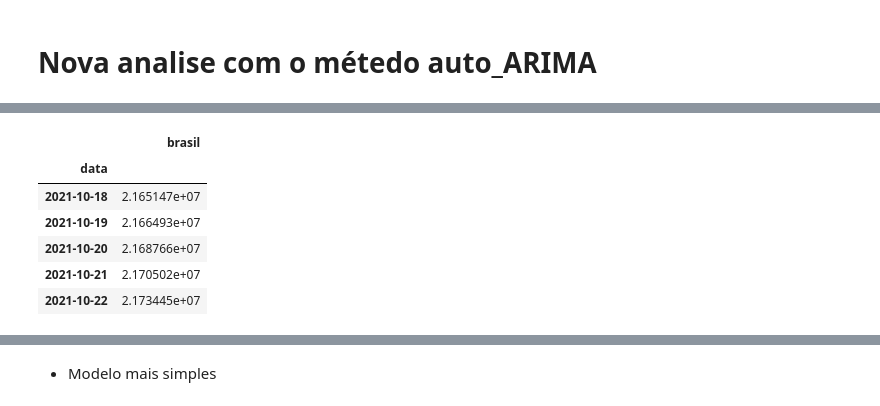
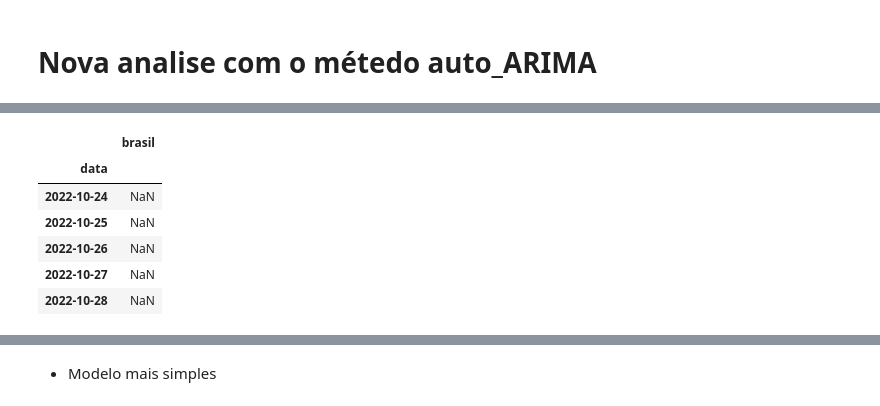
Before and after one commit to RogerioLS/Covid-19Mundial, a Jupyter notebook: Casos de Covid-19 mundial .ipynb, the cells around one changed output, grey strips where cells are left out. Saved outputs shown, nothing was run; the diff lists cells and outputs as text; code cells hidden in the pictures.

```diff
--- a/Casos de Covid-19 mundial .ipynb
+++ b/Casos de Covid-19 mundial .ipynb
@@ -389,0 +464,3 @@ dados_Brasil = df_pais.loc['Brazil']
+# %%
+data = df['Brazil'].to_list()
+data[1:10]
@@ -389,0 +469,3 @@ dados_Brasil = df_pais.loc['Brazil']
+# %%
+df2 = pd.DataFrame(data={"Contaminacao": data}, index=date)
+df2
@@ -395,8 +491,9 @@ fig.set_size_inches(15,10)
 plt.xticks(rotation=45)
 _ = plt.show()
 """
-ts = trans_data(dados_Brasil)
-modelo = ARIMA(ts, order=(2, 1, 2), freq=ts.index.inferred_freq)
+#dados_Brasil = df_pais.loc['Brazil'][1:]
+#ts = trans_data(dados_Brasil,'Brazil')
+modelo = ARIMA(df2, order=(2, 1, 2))
 modelo_treinado = modelo.fit()
 modelo_treinado.summary()
 # %% [output]
@@ -430,8 +527,8 @@ previsoes
 # %%
 # Criação de eixo para a série temporal completa, com adição das previsões do modelo
 #lot_insample = True dados originais
-eixo = ts.plot(figsize=(10, 6))
-plot_predict(modelo_treinado, '2021-06-01', '2022-07-31', ax = eixo, plot_insample = True)
+eixo = df2.plot(figsize=(10, 6))
+plot_predict(modelo_treinado, '2022-07-31', '2023-11-30', ax = eixo, plot_insample = True)
 plt.suptitle('Forecast dados infectados Brasil')#, fontweight='bold', fontsize=20)
 plt.xlabel('Meses')#, fontweight='bold', fontsize=15)
 plt.ylabel('Valor em milhões')#, fontweight='bold', fontsize=15)
@@ -568,15 +682,15 @@ Warnings:
 # %%
-prediction = pd.DataFrame(arima_model.predict(n_periods = 237),index=test.index)
+prediction = pd.DataFrame(arima_model.predict(n_periods = 20),index=test.index)
 prediction.columns = ['brasil']
 prediction.head()
 # %% [output]
 |  | brasil |
 | data |  |
-| 2021-10-18 | 2.165147e+07 |
-| 2021-10-19 | 2.166493e+07 |
-| 2021-10-20 | 2.168766e+07 |
-| 2021-10-21 | 2.170502e+07 |
-| 2021-10-22 | 2.173445e+07 |
+| 2022-10-24 | NaN |
+| 2022-10-25 | NaN |
+| 2022-10-26 | NaN |
+| 2022-10-27 | NaN |
+| 2022-10-28 | NaN |
 # %%
 plt.figure(figsize=(12, 8))
 plt.plot(train,label="Training")
```
Also changed, not shown: parts of 32 cells of this notebook.
